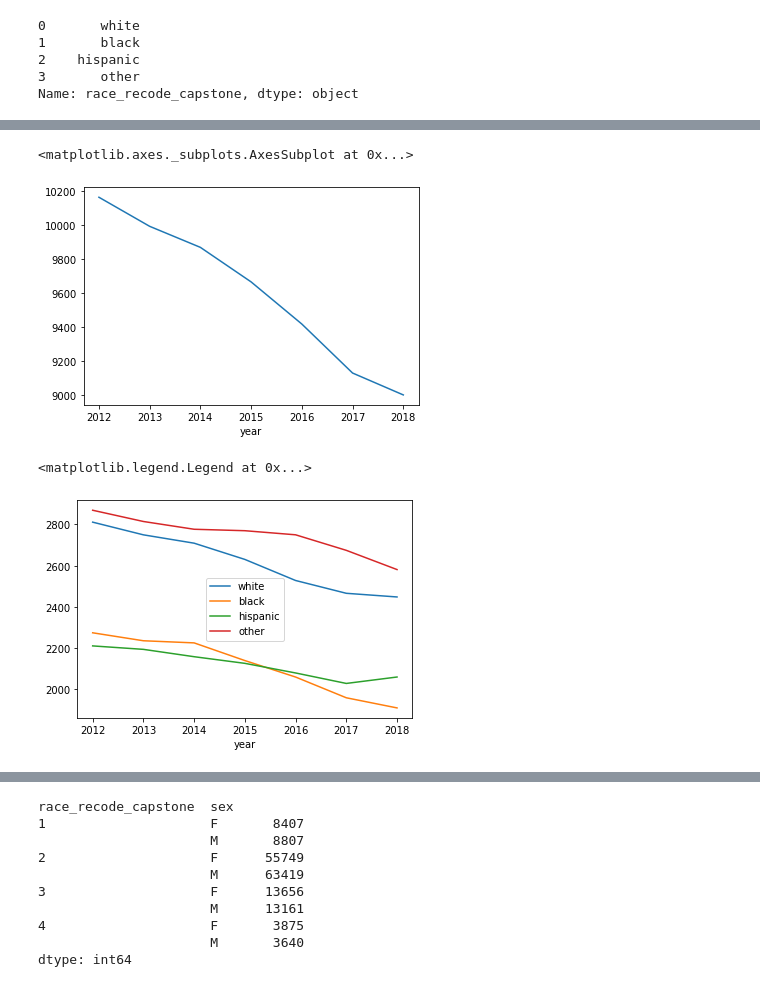
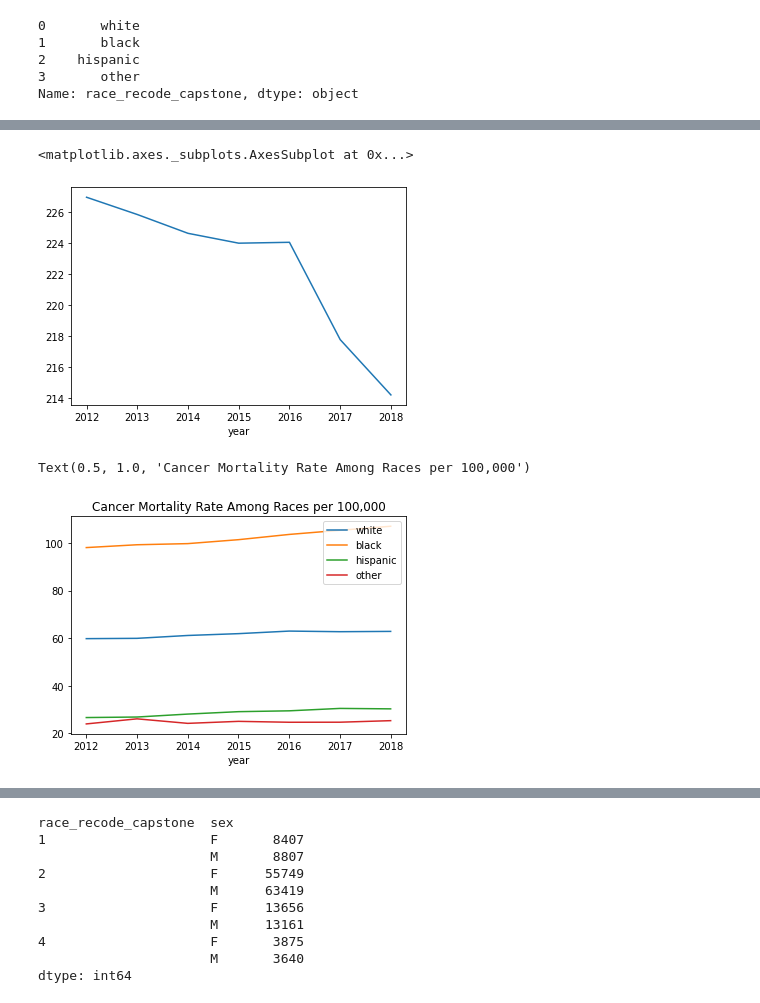
Before and after one commit to swarupmalli/Capstone_Mortality, a Jupyter notebook: mortUS_heart_cancer_disease.ipynb, the cells around one changed output, grey strips where cells are left out. Drawn from its saved outputs; the diff is of its cells as text; code cells hidden in the pictures.

```diff
--- a/mortUS_heart_cancer_disease.ipynb
+++ b/mortUS_heart_cancer_disease.ipynb
@@ -713,13 +775,20 @@ race_can_2016=can_age_2016.race_recode_capstone.value_counts().reset_index()
 #merge & create new columns
 per_capita_can_2016=pd.merge(tot_can_2016,race_can_2016, on="index").rename(columns={"index":"race_recode_capstone", "race_recode_capstone_x":"total_deaths", "race_recode_capstone_y":"cancer"})
 per_capita_can_2016["per_capita"]=per_capita_can_2016.cancer/per_capita_can_2016.total_deaths
-per_capita_can_2016["per_capita_10000"]=per_capita_can_2016["per_capita"].apply(lambda t: t*10000)
 per_capita_can_2016["year"]=["2016","2016","2016","2016",]
 per_capita_can_2016["race_recode_capstone"]=["white", "black", "hispanic", "other"]
+per_capita_can_2016=pd.merge(per_capita_can_2016,census_2016, on="race_recode_capstone")
+per_capita_can_2016["race_standardized"] = per_capita_can_2016.cancer/ per_capita_can_2016.census_pop_est * 100000
 
-ans=per_capita_can_2016.per_capita_10000
+ans=per_capita_can_2016.race_standardized
 ans.index = ["white", "black", "hispanic", "other"]
 ans.plot(kind="bar")
 
 per_capita_can_2016
+
+
+# 74.745 cancer deaths per 100,000 white race below 65 in 2016
+# 81.711 cancer deaths per 100,000 black race below 65 in 2016
+# 33.494 cancer deaths per 100,000 hispance race below 65 in 2016
+# 34.0263 cancer deaths per 100,000 other race below 65 in 2016
 # %% [output]
@@ -741,13 +810,20 @@ race_can_2017=can_age_2017.race_recode_capstone.value_counts().reset_index()
 #merge & create new columns
 per_capita_can_2017=pd.merge(tot_can_2017,race_can_2017, on="index").rename(columns={"index":"race_recode_capstone", "race_recode_capstone_x":"total_deaths", "race_recode_capstone_y":"cancer"})
 per_capita_can_2017["per_capita"]=per_capita_can_2017.cancer/per_capita_can_2017.total_deaths
-per_capita_can_2017["per_capita_10000"]=per_capita_can_2017["per_capita"].apply(lambda t: t*10000)
 per_capita_can_2017["year"]=["2017","2017","2017","2017",]
 per_capita_can_2017["race_recode_capstone"]=["white", "black", "hispanic", "other"]
+per_capita_can_2017=pd.merge(per_capita_can_2017,census_2017, on="race_recode_capstone")
+per_capita_can_2017["race_standardized"] = per_capita_can_2017.cancer/ per_capita_can_2017.census_pop_est * 100000
 
-ans=per_capita_can_2017.per_capita_10000
+ans=per_capita_can_2017.race_standardized
 ans.index = ["white", "black", "hispanic", "other"]
 ans.plot(kind="bar")
 
 per_capita_can_2017
+
+
+# 73.293 cancer deaths per 100,000 white race below 65 in 2017
+# 78.569 cancer deaths per 100,000 black race below 65 in 2017
+# 33.556 cancer deaths per 100,000 hispance race below 65 in 2017
+# 32.368 cancer deaths per 100,000 other race below 65 in 2017
 # %% [output]
@@ -769,14 +845,20 @@ race_can_2018=can_age_2018.race_recode_capstone.value_counts().reset_index()
 #merge & create new columns
 per_capita_can_2018=pd.merge(tot_can_2018,race_can_2018, on="index").rename(columns={"index":"race_recode_capstone", "race_recode_capstone_x":"total_deaths", "race_recode_capstone_y":"cancer"})
 per_capita_can_2018["per_capita"]=per_capita_can_2018.cancer/per_capita_can_2018.total_deaths
-per_capita_can_2018["per_capita_10000"]=per_capita_can_2018["per_capita"].apply(lambda t: t*10000)
 per_capita_can_2018["year"]=["2018","2018","2018","2018",]
 per_capita_can_2018["race_recode_capstone"]=["white", "black", "hispanic", "other"]
+per_capita_can_2018=pd.merge(per_capita_can_2018,census_2018, on="race_recode_capstone")
+per_capita_can_2018["race_standardized"] = per_capita_can_2018.cancer/ per_capita_can_2018.census_pop_est * 100000
 
-
-ans=per_capita_can_2018.per_capita_10000
+ans=per_capita_can_2018.race_standardized
 ans.index = ["white", "black", "hispanic", "other"]
 ans.plot(kind="bar")
 
 per_capita_can_2018
+
+
+# 72.050 cancer deaths per 100,000 white race below 65 in 2018
+# 76.855 cancer deaths per 100,000 black race below 65 in 2018
+# 34.237 cancer deaths per 100,000 hispance race below 65 in 2018
+# 31.082 cancer deaths per 100,000 other race below 65 in 2018
 # %% [output]
@@ -819,18 +901,19 @@ per_capita_can_total.groupby(["year","race_recode_capstone"]).sum()
 # %%
-per_capita_can_total.groupby(["year"])['per_capita_10000'].sum().plot(kind="line")
+per_capita_can_total.groupby(["year"])['race_standardized'].sum().plot(kind="line")
 # %% [output]
 <matplotlib.axes._subplots.AxesSubplot at 0x...>
-[figure, old version]
+[figure, new version]
 # %%
-per_capita_can_total[per_capita_can_total.race_recode_capstone=="white"].groupby(["year"])['per_capita_10000'].sum().plot(kind="line")
-per_capita_can_total[per_capita_can_total.race_recode_capstone=="black"].groupby(["year"])['per_capita_10000'].sum().plot(kind="line")
-per_capita_can_total[per_capita_can_total.race_recode_capstone=="hispanic"].groupby(["year"])['per_capita_10000'].sum().plot(kind="line")
-per_capita_can_total[per_capita_can_total.race_recode_capstone=="other"].groupby(["year"])['per_capita_10000'].sum().plot(kind="line")
+per_capita_can_total[per_capita_can_total.race_recode_capstone=="white"].groupby(["year"])['race_standardized'].sum().plot(kind="line")
+per_capita_can_total[per_capita_can_total.race_recode_capstone=="black"].groupby(["year"])['race_standardized'].sum().plot(kind="line")
+per_capita_can_total[per_capita_can_total.race_recode_capstone=="hispanic"].groupby(["year"])['race_standardized'].sum().plot(kind="line")
+per_capita_can_total[per_capita_can_total.race_recode_capstone=="other"].groupby(["year"])['race_standardized'].sum().plot(kind="line")
 
-plt.legend(("white", "black", "hispanic", "other"))
+plt.legend(("white", "black", "hispanic", "other"), loc=1)
+plt.title("Cancer Mortality Rate Among Races per 100,000")
 # %% [output]
-<matplotlib.legend.Legend at 0x...>
+Text(0.5, 1.0, 'Cancer Mortality Rate Among Races per 100,000')
-[figure, old version]
+[figure, new version]
 # %%
 from scipy.stats import f_oneway
 
```
Also changed, not shown: parts of 53 cells of this notebook.
